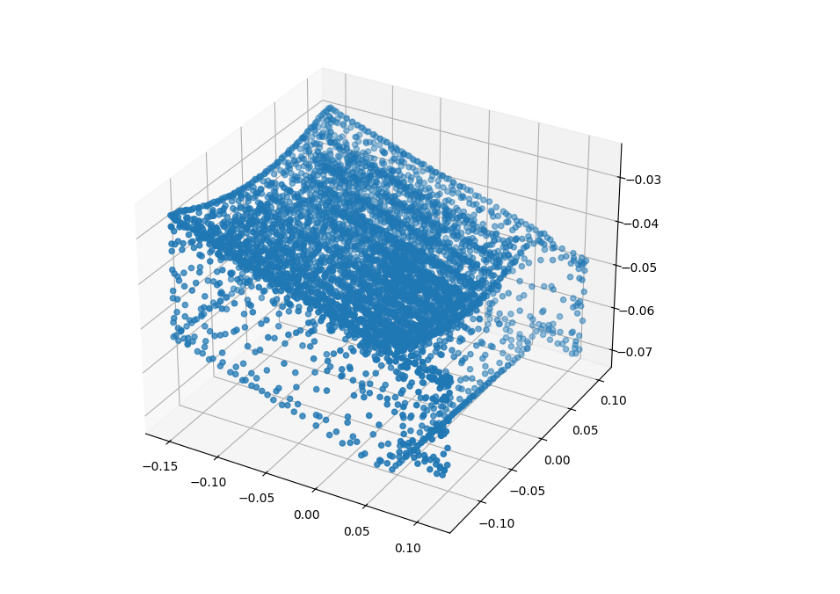
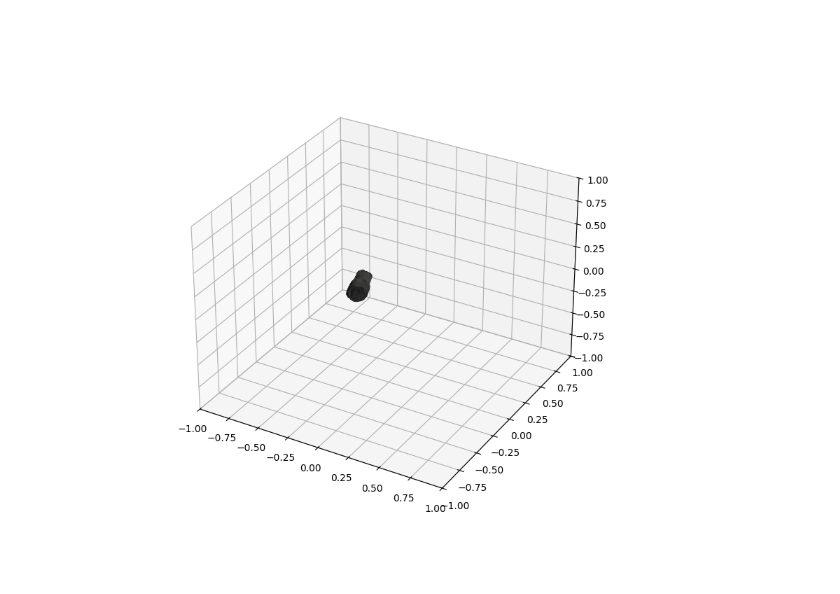
Before and after one commit to stanlew7531/splatart, a Jupyter notebook: splatart/scripts/inspect_points.ipynb, the cells around one changed output. Drawn from its saved outputs; the diff is of its cells as text; code cells hidden in the pictures.

```diff
--- a/splatart/scripts/inspect_points.ipynb
+++ b/splatart/scripts/inspect_points.ipynb
@@ -21,3 +16,13 @@ tgt_poses_1 = np.load('/home/stanlew/src/splatart/tgt_poses_ocv_1.npy')
+# %%
+# set colors to be in range [0,1]
+min_val = test_canonical_colors.min()
+test_canonical_colors -= min_val
+test_canonical_colors = test_canonical_colors / test_canonical_colors.max()
+
+
+min_val = test_other_colors.min()
+test_other_colors -= min_val
+test_other_colors = test_other_colors / test_other_colors.max()
 # %%
 fig = plt.figure(figsize=(8, 8))
 ax = fig.add_subplot(111, projection='3d')
@@ -112,0 +52,12 @@ plt.show()
+# %%
+initial_icp_result = p3dops.iterative_closest_point(torch.from_numpy(test_canonical_means).unsqueeze(0), torch.from_numpy(test_other_means).unsqueeze(0))
+rts = initial_icp_result.RTs
+initial_icp_mat = torch.eye(4)
+initial_icp_mat[:3, :3] = rts.R
+initial_icp_mat[:3, 3] = rts.T
+initial_icp_mat = torch.linalg.inv(initial_icp_mat)
+# %%
+icp_other_means = torch.from_numpy(test_other_means)
+# turn other means into homogenous coordinates
+icp_other_means = torch.cat((icp_other_means, torch.ones(icp_other_means.shape[0], 1)), dim=1)
+print(icp_other_means)
@@ -112,0 +72,2 @@ plt.show()
+# %%
+icp_other_means = torch.matmul(initial_icp_mat, icp_other_means.t()).t()
@@ -113,10 +84,13 @@ plt.show()
 # %%
 fig = plt.figure(figsize=(8, 8))
 ax = fig.add_subplot(111, projection='3d')
-x = rev_transformed_means[0,:,0]
-y = rev_transformed_means[0,:,1]
-z = rev_transformed_means[0,:,2]
-ax.scatter(x, y, z)
+x = icp_other_means[:,0]
+y = icp_other_means[:,1]
+z = icp_other_means[:,2]
+ax.scatter(x, y, z, c=test_other_colors)
+ax.set_xlim(-1,1)
+ax.set_ylim(-1,1)
+ax.set_zlim(-1,1)
 plt.show()
 # %% [output]
-[figure, old version]
+[figure, new version]
```
Also changed, not shown: parts of 27 cells of this notebook, 15 other files.
